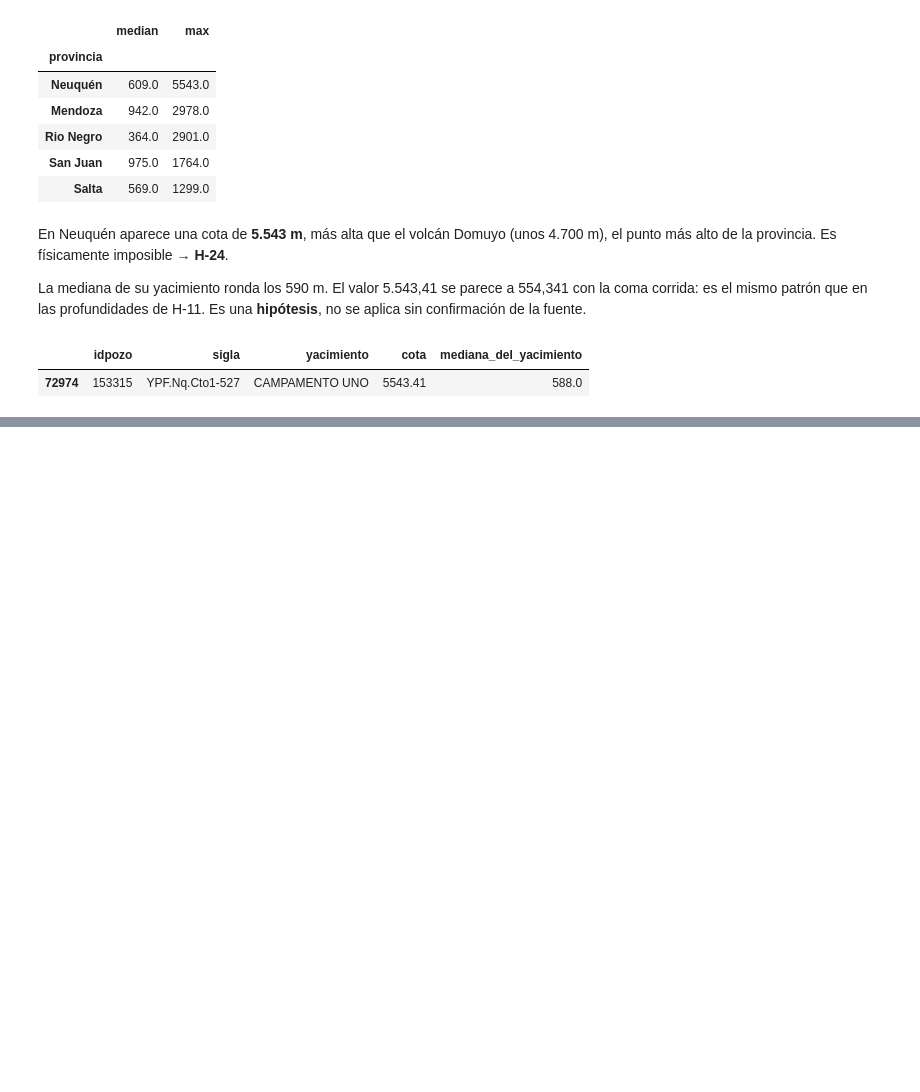
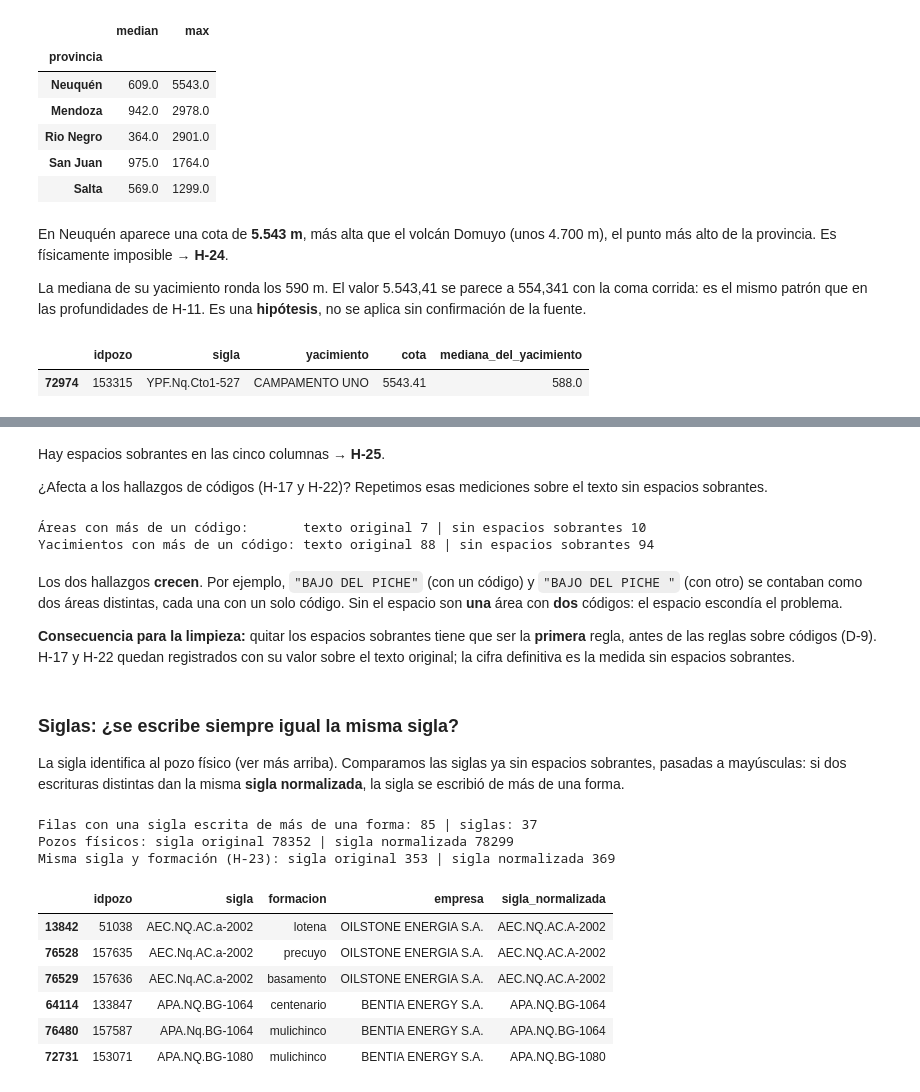
Before and after one commit to ncyanzon/dg, a Jupyter notebook: notebooks/01_pozos_perfilado.ipynb, the cells around one changed output, grey strips where cells are left out. Drawn from its saved outputs; the diff is of its cells as text; code cells hidden in the pictures; blank space fills up the shorter version.

```diff
--- a/notebooks/01_pozos_perfilado.ipynb
+++ b/notebooks/01_pozos_perfilado.ipynb
@@ -523,0 +547,52 @@ df.loc[cota_imposible_alta, ["idpozo", "sigla", "yacimiento", "cota"]].assign(
+# %% [markdown]
+Hay espacios sobrantes en las cinco columnas → **H-25**.
+
+¿Afecta a los hallazgos de códigos (H-17 y H-22)? Repetimos esas mediciones sobre el texto sin espacios sobrantes.
+# %%
+def nombres_con_varios_codigos(nombres, codigos):
+    return (codigos.groupby(nombres).nunique() > 1).sum()
+
+print("Áreas con más de un código:       texto original", nombres_con_varios_codigos(df["area"], df["cod_area"]),
+      "| sin espacios sobrantes", nombres_con_varios_codigos(texto_sin_espacios["area"], df["cod_area"]))
+print("Yacimientos con más de un código: texto original", nombres_con_varios_codigos(df["yacimiento"], df["cod_yacimiento"]),
+      "| sin espacios sobrantes", nombres_con_varios_codigos(texto_sin_espacios["yacimiento"], df["cod_yacimiento"]))
+# %% [output]
+Áreas con más de un código:       texto original 7 | sin espacios sobrantes 10
+Yacimientos con más de un código: texto original 88 | sin espacios sobrantes 94
+# %% [markdown]
+Los dos hallazgos **crecen**. Por ejemplo, `"BAJO DEL PICHE"` (con un código) y `"BAJO DEL PICHE "` (con otro)
+se contaban como dos áreas distintas, cada una con un solo código. Sin el espacio son **una** área con **dos** códigos:
+el espacio escondía el problema.
+
+**Consecuencia para la limpieza:** quitar los espacios sobrantes tiene que ser la **primera** regla,
+antes de las reglas sobre códigos (D-9). H-17 y H-22 quedan registrados con su valor sobre el texto original;
+la cifra definitiva es la medida sin espacios sobrantes.
+# %% [markdown]
+### Siglas: ¿se escribe siempre igual la misma sigla?
+
+La sigla identifica al pozo físico (ver más arriba). Comparamos las siglas ya sin espacios sobrantes,
+pasadas a mayúsculas: si dos escrituras distintas dan la misma **sigla normalizada**, la sigla se escribió de más de una forma.
+# %%
+sigla_normalizada = texto_sin_espacios["sigla"].str.upper()
+escrituras_por_sigla = texto_sin_espacios["sigla"].groupby(sigla_normalizada).transform("nunique")
+sigla_con_variantes = escrituras_por_sigla > 1
+
+print("Filas con una sigla escrita de más de una forma:", sigla_con_variantes.sum(),
+      "| siglas:", sigla_normalizada[sigla_con_variantes].nunique())
+print("Pozos físicos: sigla original", df["sigla"].nunique(), "| sigla normalizada", sigla_normalizada.nunique())
+print("Misma sigla y formación (H-23): sigla original", misma_sigla_y_formacion.sum(),
+      "| sigla normalizada", pd.concat([sigla_normalizada, texto_sin_espacios["formacion"]], axis=1).duplicated(keep=False).sum())
+
+df.loc[sigla_con_variantes, ["idpozo", "sigla", "formacion", "empresa"]].assign(
+    sigla_normalizada=sigla_normalizada).sort_values("sigla_normalizada").head(6)
+# %% [output]
+Filas con una sigla escrita de más de una forma: 85 | siglas: 37
+Pozos físicos: sigla original 78352 | sigla normalizada 78299
+Misma sigla y formación (H-23): sigla original 353 | sigla normalizada 369
+|  | idpozo | sigla | formacion | empresa | sigla_normalizada |
+| 13842 | 51038 | AEC.NQ.AC.a-2002 | lotena | OILSTONE ENERGIA S.A. | AEC.NQ.AC.A-2002 |
+| 76528 | 157635 | AEC.Nq.AC.a-2002 | precuyo | OILSTONE ENERGIA S.A. | AEC.NQ.AC.A-2002 |
+| 76529 | 157636 | AEC.Nq.AC.a-2002 | basamento | OILSTONE ENERGIA S.A. | AEC.NQ.AC.A-2002 |
+| 64114 | 133847 | APA.NQ.BG-1064 | centenario | BENTIA ENERGY S.A. | APA.NQ.BG-1064 |
+| 76480 | 157587 | APA.Nq.BG-1064 | mulichinco | BENTIA ENERGY S.A. | APA.NQ.BG-1064 |
+| 72731 | 153071 | APA.NQ.BG-1080 | mulichinco | BENTIA ENERGY S.A. | APA.NQ.BG-1080 |
```
Also changed, not shown: parts of 8 cells of this notebook, 2 other files.
